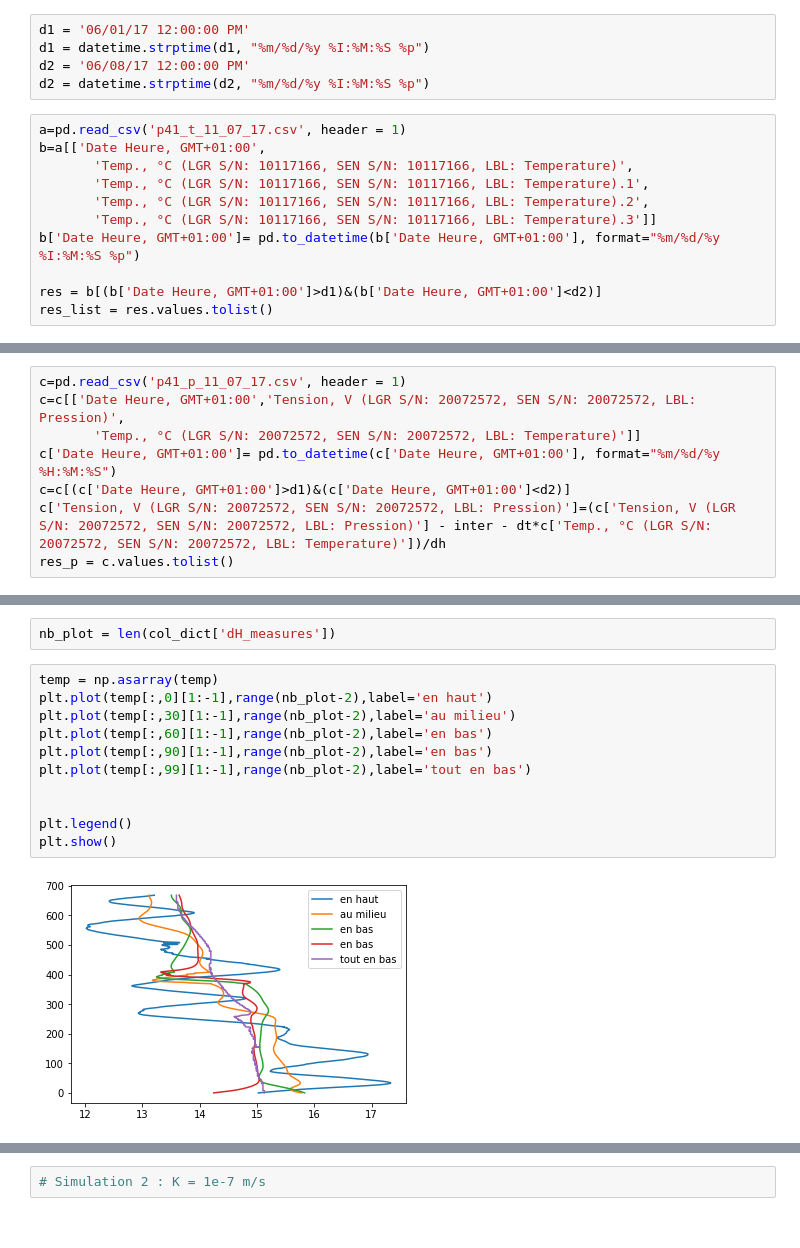
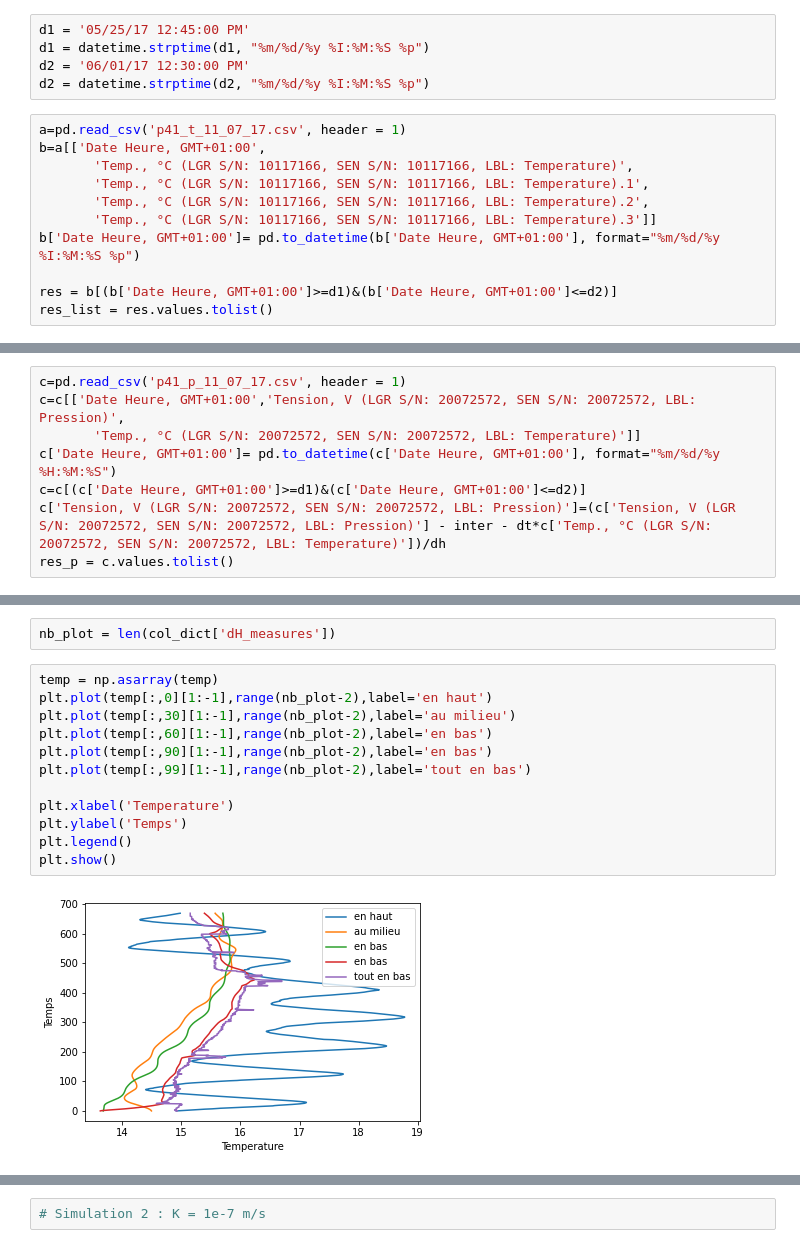
Before and after one commit to BereniceSinopoliPal/Calcul_Molonari_Julien_Berenice, a Jupyter notebook: demo calcul.ipynb, the cells around one changed output, grey strips where cells are left out. Cells and saved outputs as stored; diff of their text form.

```diff
--- a/demo calcul.ipynb
+++ b/demo calcul.ipynb
@@ -7,9 +7,9 @@ import pandas as pd
 from pyHeatBJ import Column
 from datetime import datetime
 # %%
-d1 = '06/01/17 12:00:00 PM'
+d1 = '05/25/17 12:45:00 PM'
 d1 = datetime.strptime(d1, "%m/%d/%y %I:%M:%S %p")
-d2 = '06/08/17 12:00:00 PM'
+d2 = '06/01/17 12:30:00 PM'
 d2 = datetime.strptime(d2, "%m/%d/%y %I:%M:%S %p")
 # %%
 a=pd.read_csv('p41_t_11_07_17.csv', header = 1)
@@ -20,7 +20,7 @@ b=a[['Date Heure, GMT+01:00',
        'Temp., °C (LGR S/N: 10117166, SEN S/N: 10117166, LBL: Temperature).3']]
 b['Date Heure, GMT+01:00']= pd.to_datetime(b['Date Heure, GMT+01:00'], format="%m/%d/%y %I:%M:%S %p")
 
-res = b[(b['Date Heure, GMT+01:00']>d1)&(b['Date Heure, GMT+01:00']<d2)]
+res = b[(b['Date Heure, GMT+01:00']>=d1)&(b['Date Heure, GMT+01:00']<=d2)]
 res_list = res.values.tolist()
 # %% [output]
 A value is trying to be set on a copy of a slice from a DataFrame.
@@ -39,6 +43,6 @@ c=pd.read_csv('p41_p_11_07_17.csv', header = 1)
 c=c[['Date Heure, GMT+01:00','Tension, V (LGR S/N: 20072572, SEN S/N: 20072572, LBL: Pression)',
        'Temp., °C (LGR S/N: 20072572, SEN S/N: 20072572, LBL: Temperature)']]
 c['Date Heure, GMT+01:00']= pd.to_datetime(c['Date Heure, GMT+01:00'], format="%m/%d/%y %H:%M:%S")
-c=c[(c['Date Heure, GMT+01:00']>d1)&(c['Date Heure, GMT+01:00']<d2)]
+c=c[(c['Date Heure, GMT+01:00']>=d1)&(c['Date Heure, GMT+01:00']<=d2)]
 c['Tension, V (LGR S/N: 20072572, SEN S/N: 20072572, LBL: Pression)']=(c['Tension, V (LGR S/N: 20072572, SEN S/N: 20072572, LBL: Pression)'] - inter - dt*c['Temp., °C (LGR S/N: 20072572, SEN S/N: 20072572, LBL: Temperature)'])/dh
 res_p = c.values.tolist()
@@ -91,16 +111,17 @@ nb_plot = len(col_dict['dH_measures'])
 # %%
 temp = np.asarray(temp)
 plt.plot(temp[:,0][1:-1],range(nb_plot-2),label='en haut')
 plt.plot(temp[:,30][1:-1],range(nb_plot-2),label='au milieu')
 plt.plot(temp[:,60][1:-1],range(nb_plot-2),label='en bas')
 plt.plot(temp[:,90][1:-1],range(nb_plot-2),label='en bas')
 plt.plot(temp[:,99][1:-1],range(nb_plot-2),label='tout en bas')
 
-
+plt.xlabel('Temperature')
+plt.ylabel('Temps')
 plt.legend()
 plt.show()
 # %% [output]
-[figure, old version]
+[figure, new version]
 # %%
 temp = np.asarray(temp)
 plt.plot(temp[0],range(len(temp[0])),label='début')
```
Also changed, not shown: parts of 9 cells of this notebook.
